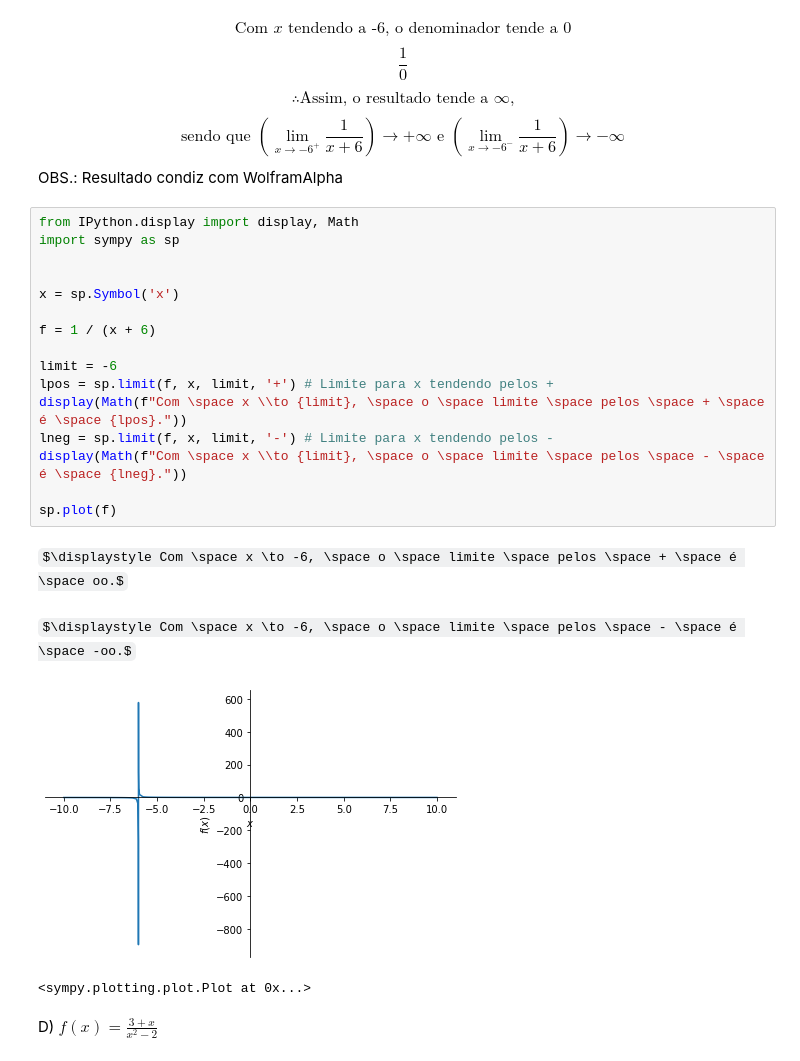
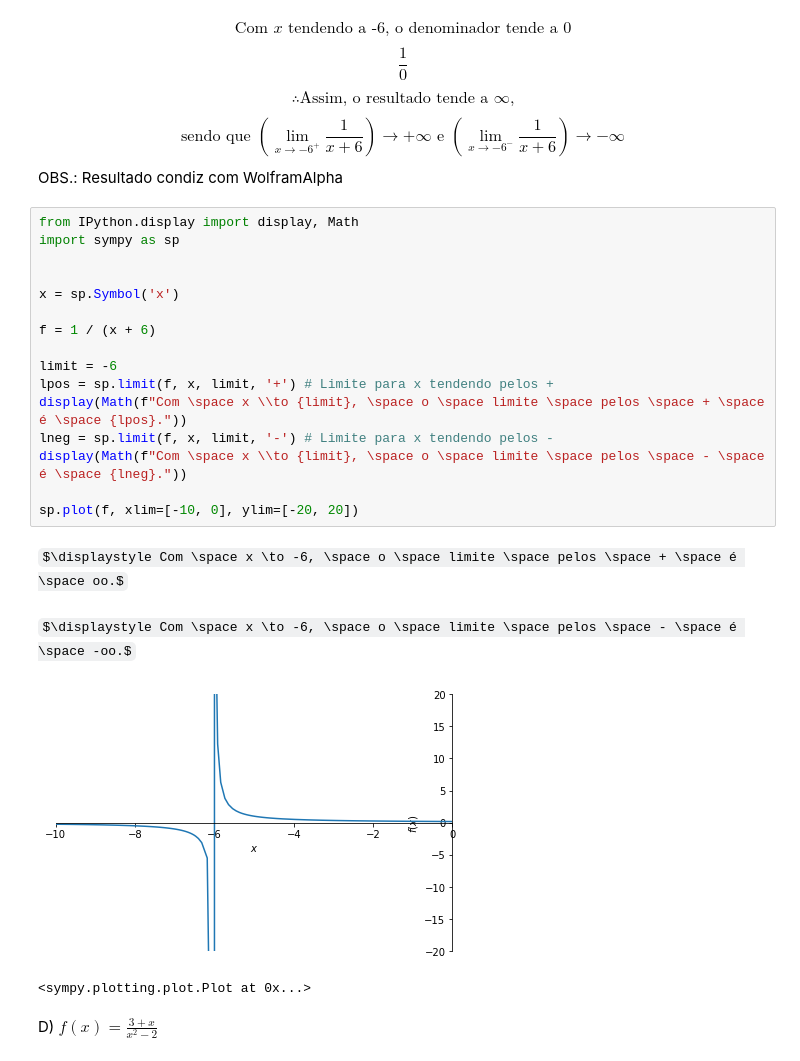
Before and after one commit to lucas-azdias/Modelagem-de-Fenomenos-Fisicos, a Jupyter notebook: Trabalho Prático 1 - RA1/Trabalho Prático 1 - RA1.ipynb, the cells around one changed output. Saved outputs shown, nothing was run; the diff lists cells and outputs as text; some formulas as TeX source.

```diff
--- a/Trabalho Prático 1 - RA1/Trabalho Prático 1 - RA1.ipynb
+++ b/Trabalho Prático 1 - RA1/Trabalho Prático 1 - RA1.ipynb
@@ -347,23 +347,23 @@ OBS.: Resultado condiz com WolframAlpha
 # %%
 from IPython.display import display, Math
 import sympy as sp
 
 
 x = sp.Symbol('x')
 
 f = 1 / (x + 6)
 
 limit = -6
 lpos = sp.limit(f, x, limit, '+') # Limite para x tendendo pelos +
 display(Math(f"Com \space x \\to {limit}, \space o \space limite \space pelos \space + \space é \space {lpos}."))
 lneg = sp.limit(f, x, limit, '-') # Limite para x tendendo pelos -
 display(Math(f"Com \space x \\to {limit}, \space o \space limite \space pelos \space - \space é \space {lneg}."))
 
-sp.plot(f)
+sp.plot(f, xlim=[-10, 0], ylim=[-20, 20])
 # %% [output]
 $\displaystyle Com \space x \to -6, \space o \space limite \space pelos \space + \space é \space oo.$
 $\displaystyle Com \space x \to -6, \space o \space limite \space pelos \space - \space é \space -oo.$
-[figure, old version]
+[figure, new version]
 <sympy.plotting.plot.Plot at 0x...>
 # %% [markdown]
 D) $f(x)=\frac{3+x}{x^2-2}$
```
Also changed, not shown: parts of 4 cells of this notebook.
